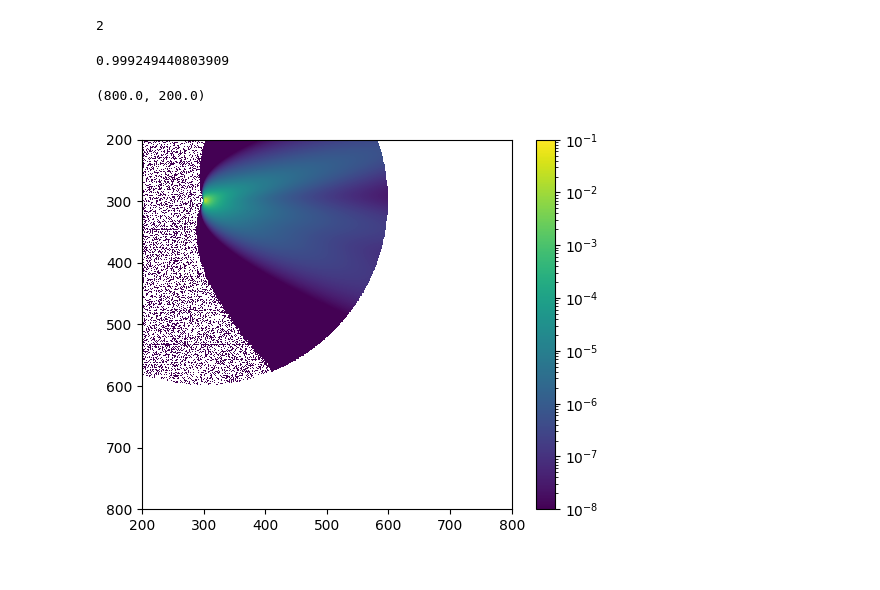
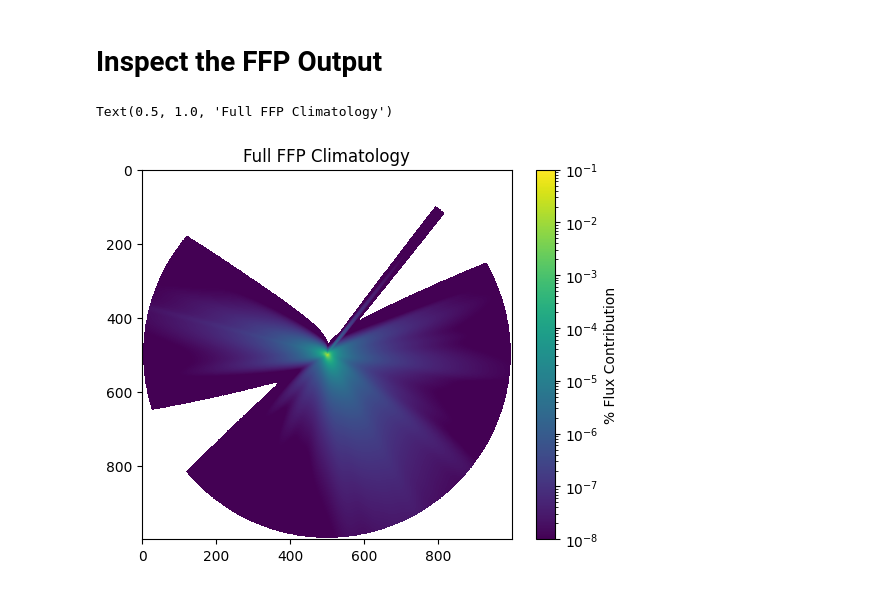
Before and after one commit to CANFLUX/FFP_Overlay, a Jupyter notebook: Footprint_Intersections.ipynb, the cells around one changed output. Saved outputs shown, nothing was run; the diff lists cells and outputs as text; code cells hidden in the pictures.

```diff
--- a/Footprint_Intersections.ipynb
+++ b/Footprint_Intersections.ipynb
@@ -24,17 +194,17 @@ df.to_csv('_Temp/FP_Run.csv')
 # %%
 import FFP_Asssment
 import importlib
+import time
+
 importlib.reload(FFP_Asssment)
 
+T1 = time.time()
 
-Site_Config = '../../Biomet.net/Python/ini_files/site_configurations/BB.ini'
-Basemap = 'Inputs/BBECA_Eco_Classification.geojson'
-Basemap_Class = 'Class'
-
-FFP = FFP_Asssment.RunClimatology('BB',Site_Config,Basemap=Basemap,Basemap_Class=Basemap_Class,
+FFP = FFP_Asssment.RunClimatology(Site_Code,Site_Config,Basemap=Basemap,Basemap_Class=Basemap_Class,
                                   Subsets='Subset')
 
-
-# print('A')
+print()
+print('Total Runtime')
+print(time.time() - T1)
 # %% [output]
 Rasterizing bassemap
@@ -46,21 +227,13 @@ Processing Batch 0:38
-# %%
-len(FFP.FFP_Climatology.items())
-# %% [output]
-2
+# %% [markdown]
+# Inspect the FFP Output
 # %%
-
 from matplotlib.colors import LogNorm
 
 
-fclim_2d = FFP.fclim_2d.copy()
-
 plt.figure()
-plt.imshow(fclim_2d,norm=LogNorm(vmin=1e-8, vmax=1e-1))
-plt.colorbar()
-print(np.nansum(fclim_2d))
-plt.xlim(200,800)
-plt.ylim(800,200)
+plt.imshow(FFP.fclim_2d,norm=LogNorm(vmin=1e-8, vmax=1e-1))
+plt.colorbar(label='% Flux Contribution')
+plt.title('Full FFP Climatology')
 # %% [output]
-0.999249440803909
+Text(0.5, 1.0, 'Full FFP Climatology')
-(800.0, 200.0)
-[figure, old version]
+[figure, new version]
```
Also changed, not shown: parts of 22 cells of this notebook, 8 other files.
